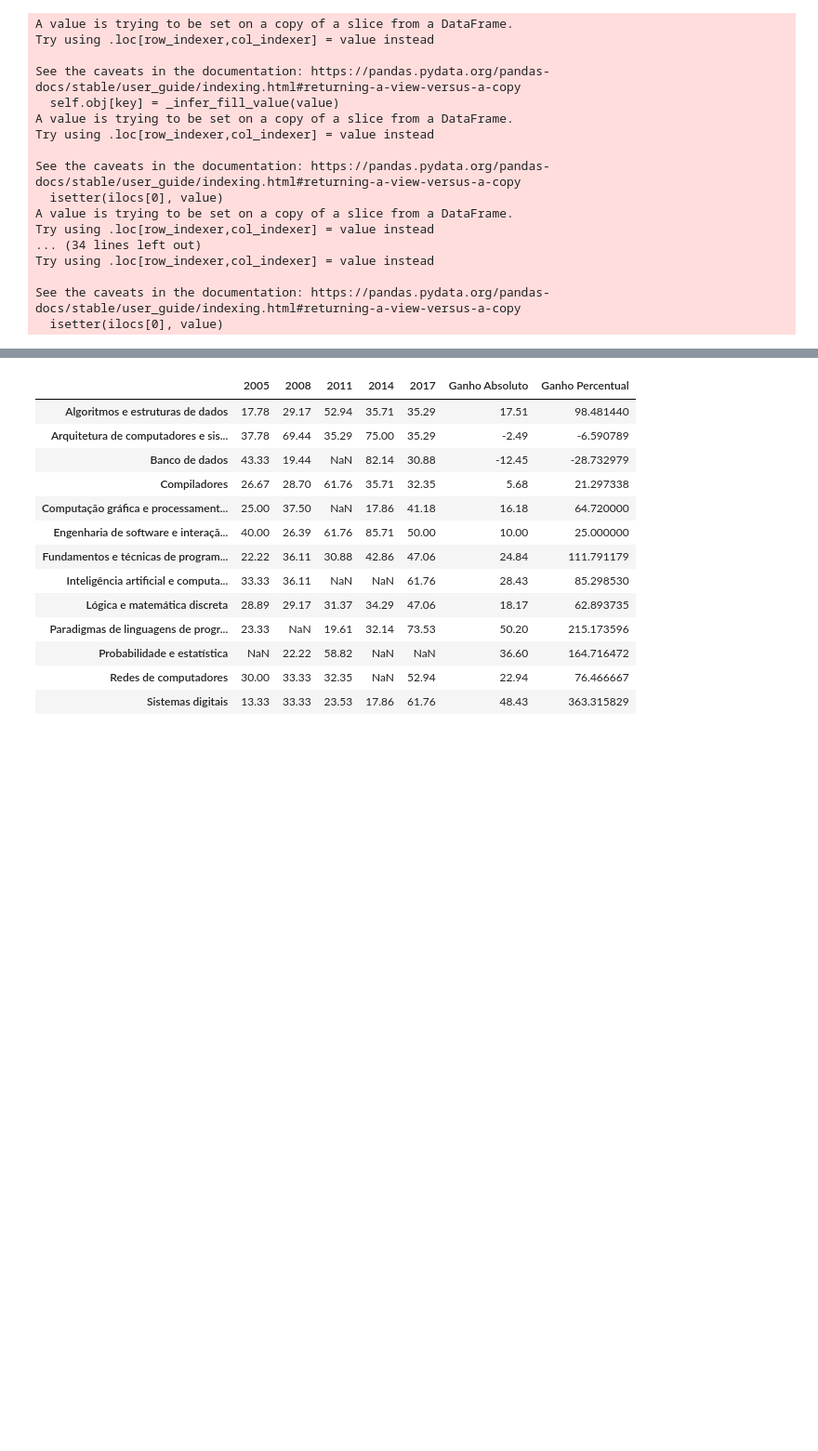
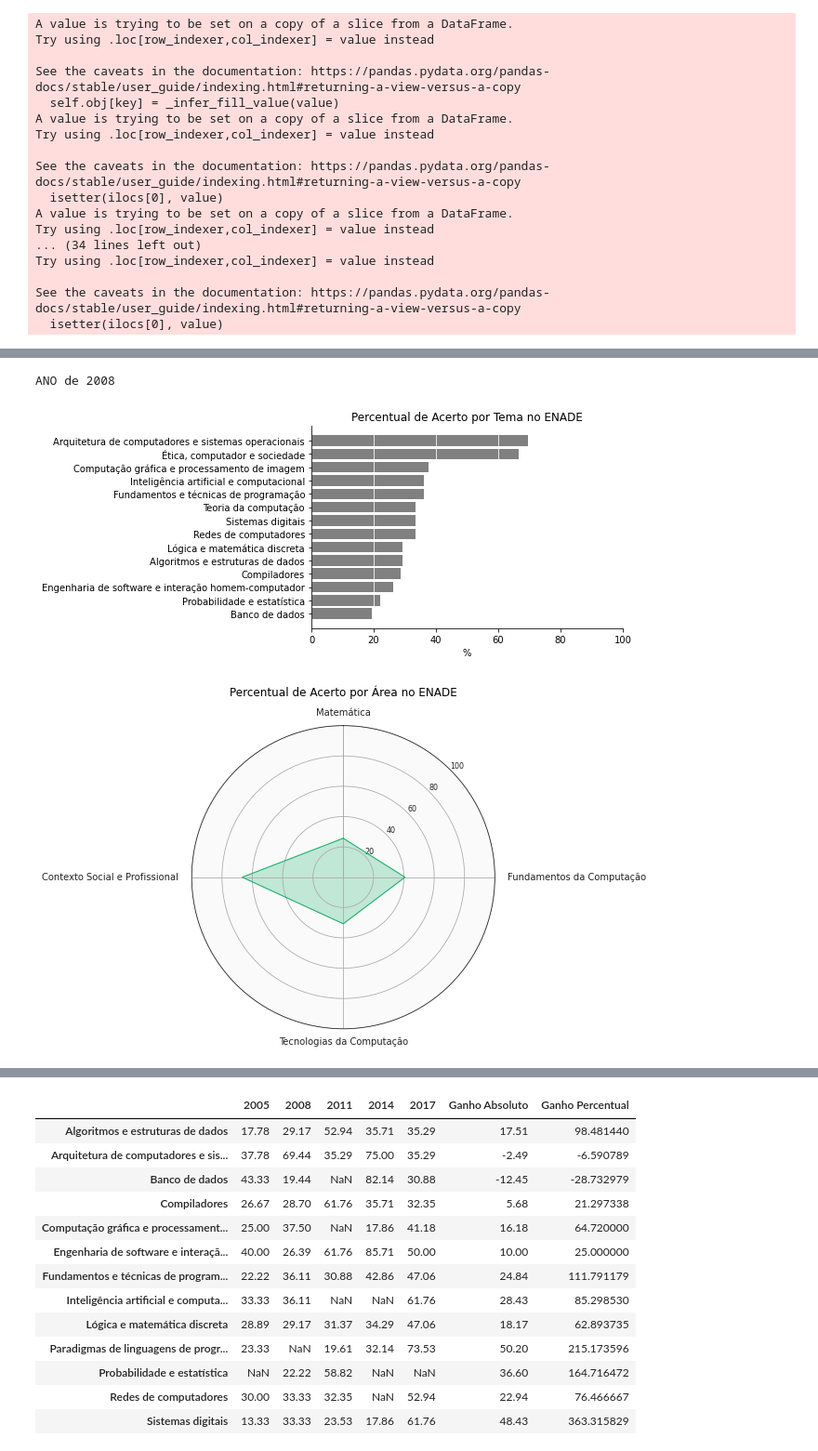
Before and after one commit to renan-cunha/KDD-Enade-Computing, a Jupyter notebook: main.ipynb, the cells around one changed output, grey strips where cells are left out. Shown at 93% size. Drawn from its saved outputs; the diff is of its cells as text; code cells hidden in the pictures; blank space fills up the shorter version.

```diff
--- a/main.ipynb
+++ b/main.ipynb
@@ -346,0 +334,7 @@ ANO de 2005
+# %%
+year = 2008
+display_data_by_subject(year, dfs, display_dfs)
+# %% [output]
+ANO de 2008
+[figure, added]
+[figure, added]
```
Also changed, not shown: parts of 15 cells of this notebook.
